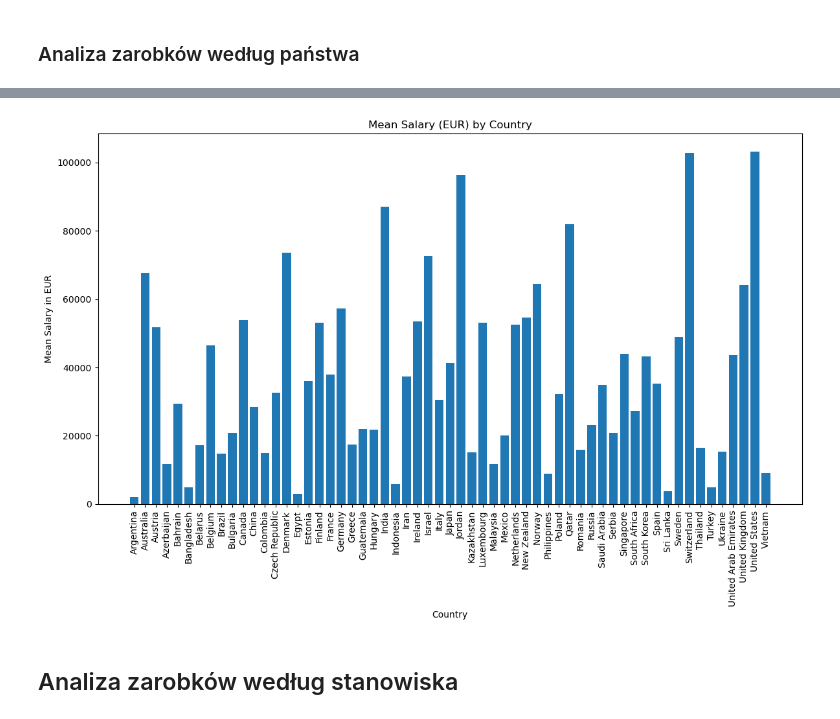
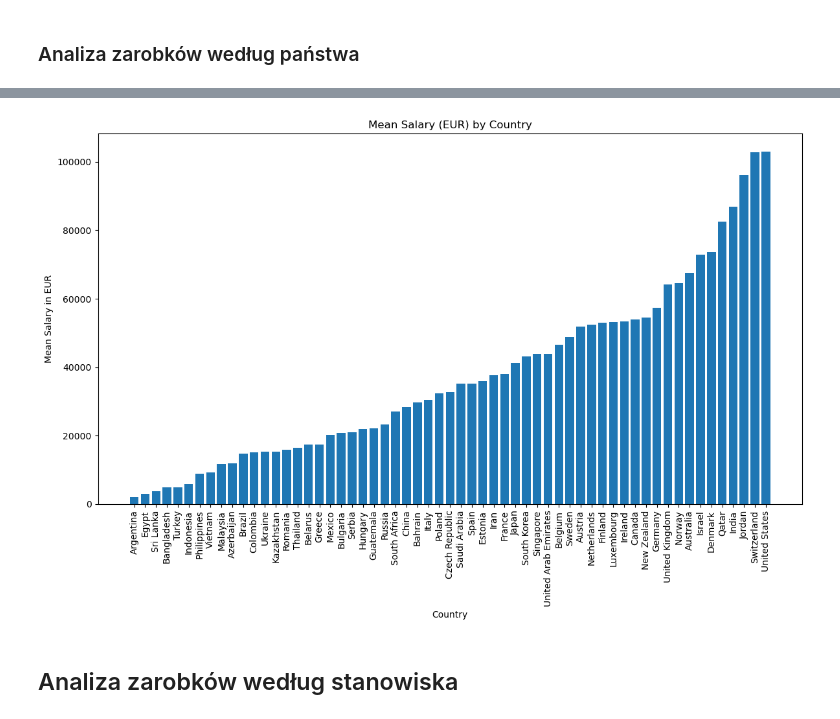
Before and after one commit to pstano1/salaries-in-data-analysis, a Jupyter notebook: raport.ipynb, the cells around one changed output, grey strips where cells are left out. Saved outputs shown, nothing was run; the diff lists cells and outputs as text; code cells hidden in the pictures.

```diff
--- a/raport.ipynb
+++ b/raport.ipynb
@@ -413,14 +454,15 @@ grouped_mean_data
 # %%
 plt.figure(figsize=(12, 8))
+grouped_mean_data = grouped_mean_data.sort_values(by='EUR_median')
 plt.bar(grouped_mean_data['country'], grouped_mean_data['EUR_median'])
 plt.xlabel('Country')
 plt.ylabel('Mean Salary in EUR')
 plt.title('Mean Salary (EUR) by Country')
 plt.xticks(rotation=90)
 plt.tight_layout()
 plt.show()
 # %% [output]
-[figure, old version]
+[figure, new version]
 # %% [markdown]
 ## Analiza zarobków według stanowiska
 # %%
```
Also changed, not shown: parts of 3 cells of this notebook.
